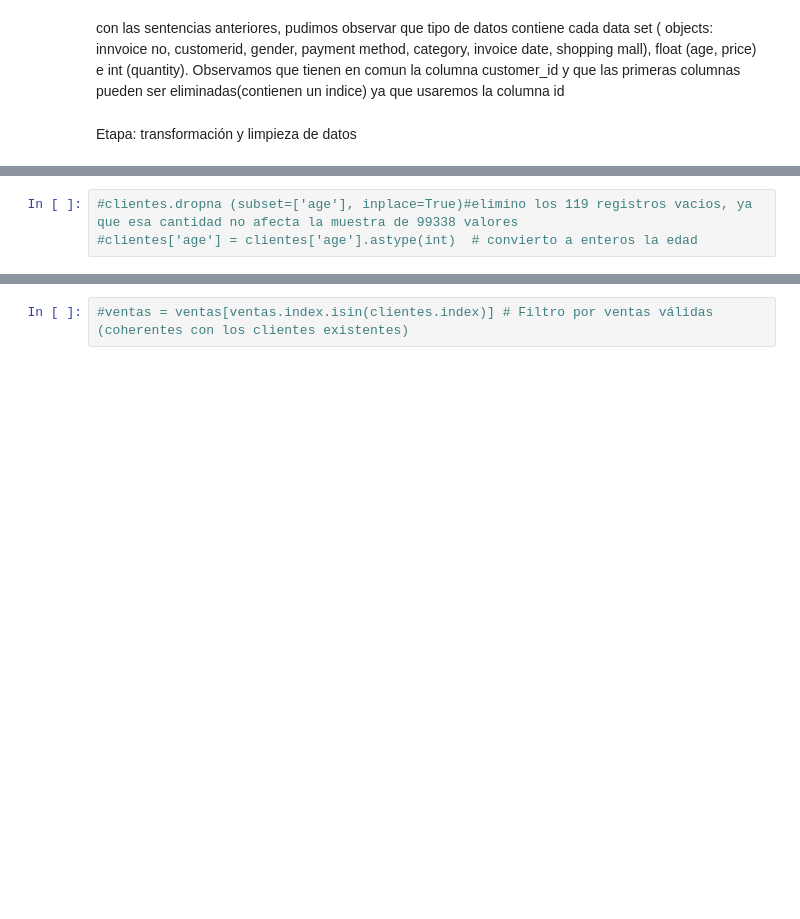
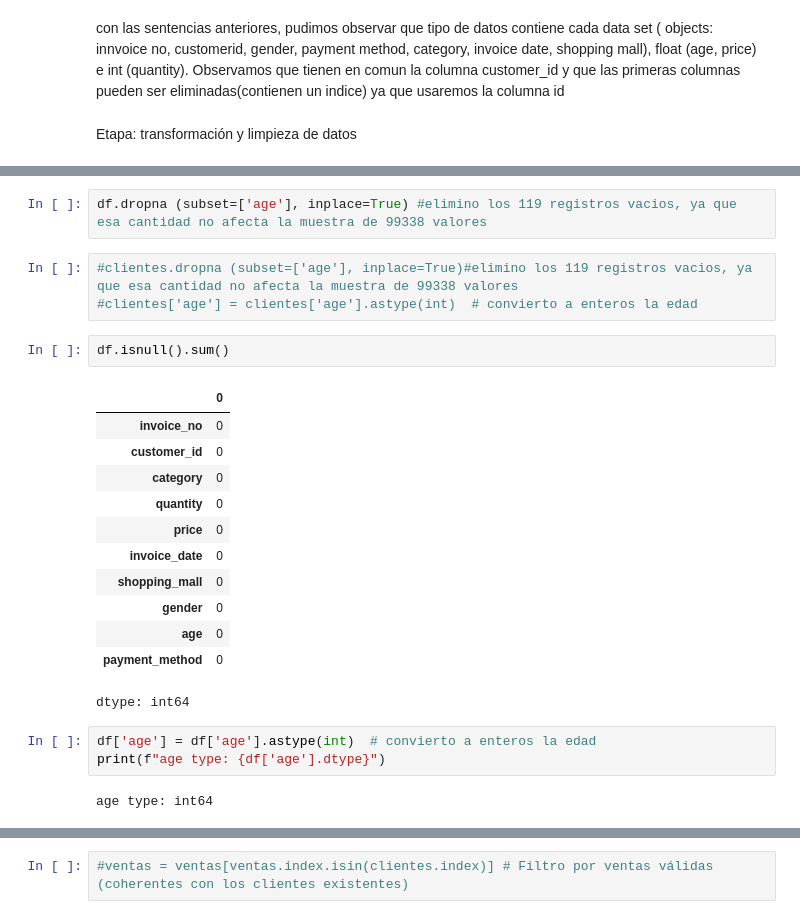
Before and after one commit to federico2018lc/InnovacionDatosProyectoFinal, a Jupyter notebook: analisis_datos_EDA.ipynb, the cells around one changed output, grey strips where cells are left out. Drawn from its saved outputs; the diff is of its cells as text; blank space fills up the shorter version.

```diff
--- a/analisis_datos_EDA.ipynb
+++ b/analisis_datos_EDA.ipynb
@@ -69,6 +107,28 @@ clientes.isnull().sum()
 | age | 119 |
 | payment_method | 0 |
 dtype: int64
+# %%
+df.dropna (subset=['age'], inplace=True) #elimino los 119 registros vacios, ya que esa cantidad no afecta la muestra de 99338 valores
 # %%
 #clientes.dropna (subset=['age'], inplace=True)#elimino los 119 registros vacios, ya que esa cantidad no afecta la muestra de 99338 valores
 #clientes['age'] = clientes['age'].astype(int)  # convierto a enteros la edad
+# %%
+df.isnull().sum()
+# %% [output]
+|  | 0 |
+| invoice_no | 0 |
+| customer_id | 0 |
+| category | 0 |
+| quantity | 0 |
+| price | 0 |
+| invoice_date | 0 |
+| shopping_mall | 0 |
+| gender | 0 |
+| age | 0 |
+| payment_method | 0 |
+dtype: int64
+# %%
+df['age'] = df['age'].astype(int)  # convierto a enteros la edad
+print(f"age type: {df['age'].dtype}")
+# %% [output]
+age type: int64
```
Also changed, not shown: parts of 35 cells of this notebook.
